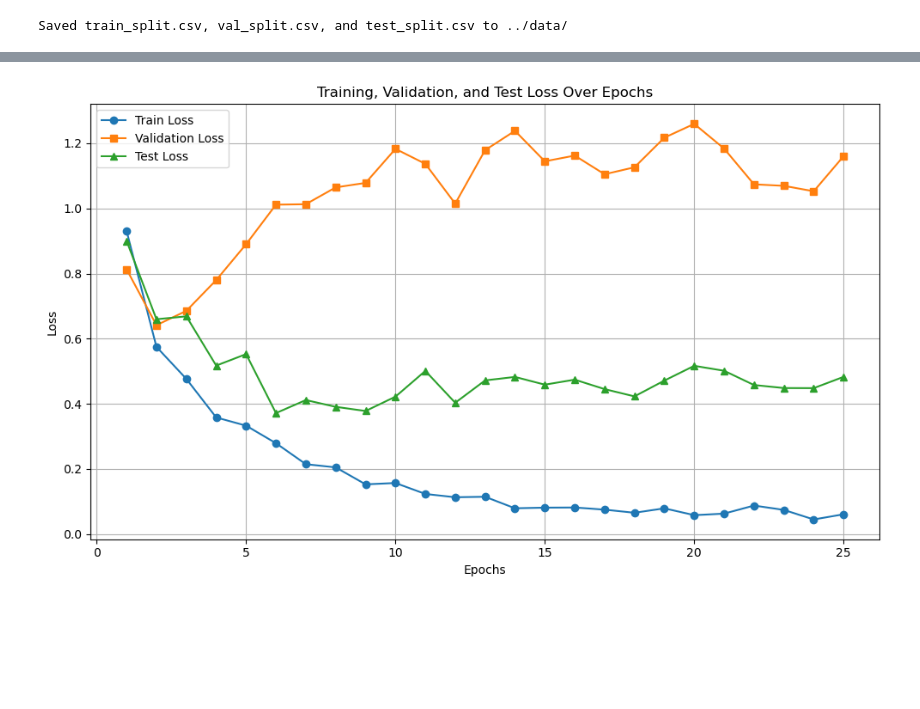
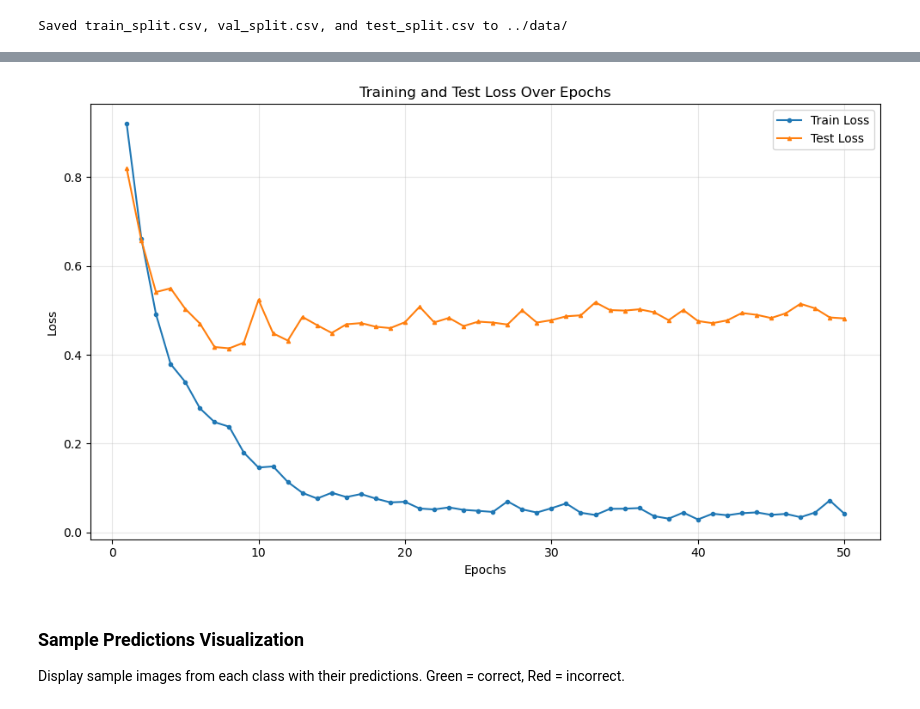
Before and after one commit to QMay17/CS171-Machine-Learning-Project, a Jupyter notebook: notebooks/msb_model_construction.ipynb, the cells around one changed output, grey strips where cells are left out. Saved outputs shown, nothing was run; the diff lists cells and outputs as text; code cells hidden in the pictures; blank space fills up the shorter version.

```diff
--- a/notebooks/msb_model_construction.ipynb
+++ b/notebooks/msb_model_construction.ipynb
@@ -241,23 +307,12 @@ def training_loop(model, optimizer, scheduler, num_epochs, train_loader, val_loa
+# %%
+# Training Configuration
+optimizer = optim.Adam(model.parameters(), lr=1e-4, weight_decay=1e-5)
+scheduler = optim.lr_scheduler.ReduceLROnPlateau(optimizer, mode='min', factor=0.5, patience=5)
+EPOCHS = 50
 # %%
-# Initialize ResNet18 transfer learning model
-input_channels = 2 if USE_MASKS else 1
-model = BreastUS_ResNet(num_classes=3, input_channels=input_channels, pretrained=True).to(device)
-
-# Count parameters
-total_params = sum(p.numel() for p in model.parameters())
-trainable_params = sum(p.numel() for p in model.parameters() if p.requires_grad)
-print(f"Total parameters: {total_params:,}")
-print(f"Trainable parameters: {trainable_params:,}")
-
-# Transfer learning: slightly higher lr works well with pretrained models
-optimizer = optim.Adam(model.parameters(), lr=1e-4, weight_decay=1e-5)
-
-# Use scheduler for fine-tuning
-scheduler = optim.lr_scheduler.ReduceLROnPlateau(
-    optimizer, mode='min', factor=0.5, patience=5, verbose=True
+# Train the model
+train_losses, val_losses, test_losses = training_loop(
+    model, optimizer, scheduler, EPOCHS,
+    train_loader, val_loader, test_loader, CLASSES
 )
-
-EPOCHS = 25
-train_losses, val_losses, test_losses = training_loop(
-    model, optimizer, scheduler, EPOCHS, train_loader, val_loader, test_loader, CLASSES)
 # %% [output]
@@ -338,16 +391,20 @@ Per-class Test Accuracy:
   normal: 19/20 (95.00%)
 # %%
+# Plot training and test loss over epochs
 plt.figure(figsize=(10, 6))
-plt.plot(range(1, EPOCHS + 1), train_losses, 'o-', label='Train Loss')
-plt.plot(range(1, EPOCHS + 1), val_losses, 's-', label='Validation Loss')
-plt.plot(range(1, EPOCHS + 1), test_losses, '^-', label='Test Loss')
+plt.plot(range(1, EPOCHS + 1), train_losses, 'o-', label='Train Loss', markersize=3)
+plt.plot(range(1, EPOCHS + 1), test_losses, '^-', label='Test Loss', markersize=3)
 plt.xlabel("Epochs")
 plt.ylabel("Loss")
 plt.legend()
-plt.title("Training, Validation, and Test Loss Over Epochs")
-plt.grid(True)
+plt.title("Training and Test Loss Over Epochs")
+plt.grid(True, alpha=0.3)
 plt.tight_layout()
 plt.show()
 # %% [output]
-[figure, old version]
+[figure, new version]
+# %% [markdown]
+### Sample Predictions Visualization
+
+Display sample images from each class with their predictions. Green = correct, Red = incorrect.
 # %%
```
Also changed, not shown: parts of 26 cells of this notebook.
